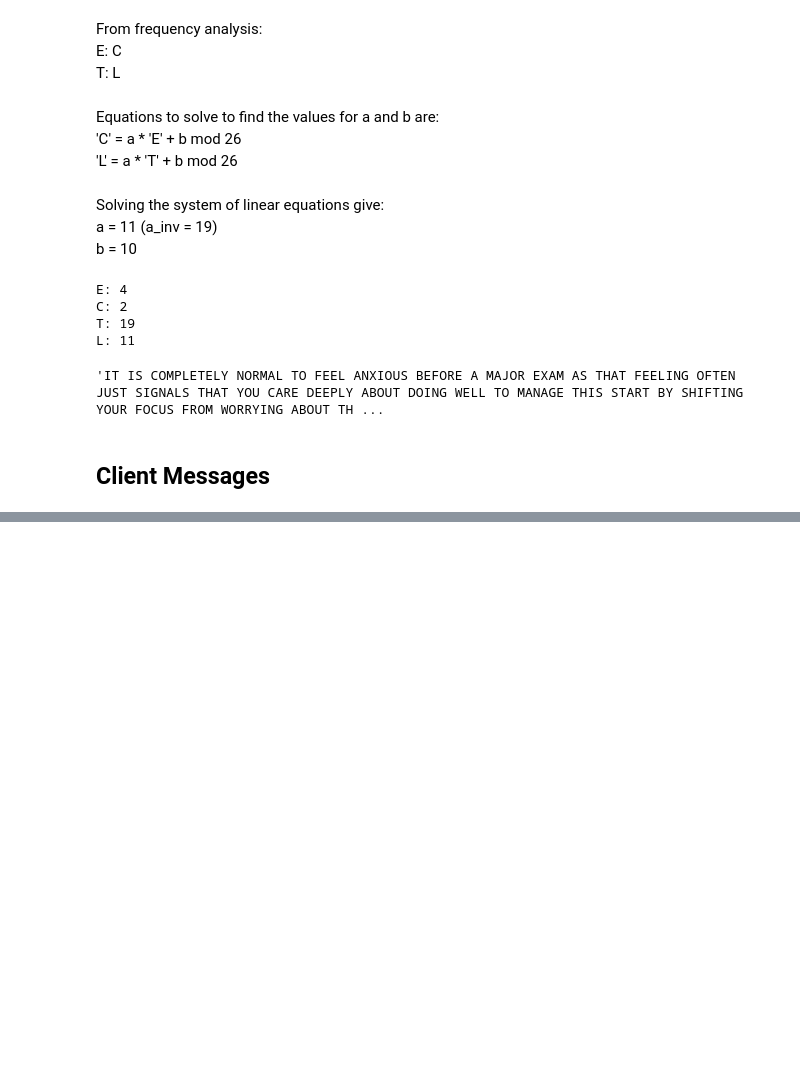
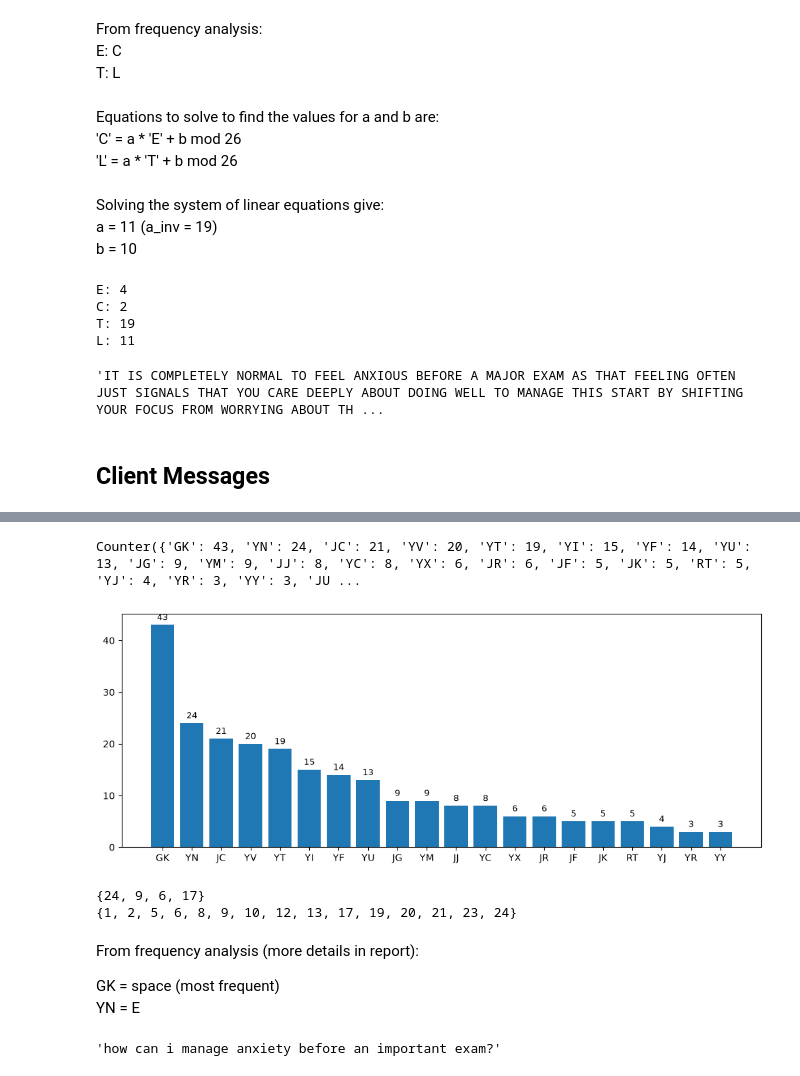
Before and after one commit to aliaankhowaja/unscramble, a Jupyter notebook: scripts/frequency_analysis.ipynb, the cells around one changed output, grey strips where cells are left out. Saved outputs shown, nothing was run; the diff lists cells and outputs as text; code cells hidden in the pictures; blank space fills up the shorter version.

Commit message:
feat: frequency analysis and decryption for client ciphers

```diff
--- a/scripts/frequency_analysis.ipynb
+++ b/scripts/frequency_analysis.ipynb
@@ -66,3 +78,13 @@ decrypt_affine(server_cyphers[0].ciphertext, 19, 10)
 'IT IS COMPLETELY NORMAL TO FEEL ANXIOUS BEFORE A MAJOR EXAM AS THAT FEELING OFTEN JUST SIGNALS THAT YOU CARE DEEPLY ABOUT DOING WELL TO MANAGE THIS START BY SHIFTING YOUR FOCUS FROM WORRYING ABOUT TH ...
 # %% [markdown]
 ## Client Messages
+# %%
+for i in range(5):
+    with open(f'../cyphers/raw{i+1}.txt', 'r', encoding='utf-8') as file:
+        first_line = file.readline().strip()
+        if '\n' in first_line: print('papu')
+
+        print(len(first_line), first_line)
+    msg = client_cyphers[i].message_enc.replace(' ', '')
+    print(len(msg), msg)
+    print()
@@ -68,0 +106,39 @@ decrypt_affine(server_cyphers[0].ciphertext, 19, 10)
+# %%
+combined_client_cypher = ''
+for client_cypher in client_cyphers:
+    combined_client_cypher += client_cypher.message_enc.replace(' ', '')
+
+pair_counts = Counter(
+    ''.join(combined_client_cypher[i:i+2]) for i in range(0, len(combined_client_cypher) - 1, 2)
+)
+
+pairs, freq = zip(*pair_counts.most_common(20))
+
+fig, ax = plt.subplots(figsize=(10, 4))
+
+bars = ax.bar(pairs, freq)
+ax.bar_label(bars, fontsize=9, padding=3)
+
+plt.tight_layout()
+plt.show()
+# %% [output]
+Counter({'GK': 43, 'YN': 24, 'JC': 21, 'YV': 20, 'YT': 19, 'YI': 15, 'YF': 14, 'YU': 13, 'JG': 9, 'YM': 9, 'JJ': 8, 'YC': 8, 'YX': 6, 'JR': 6, 'JF': 5, 'JK': 5, 'RT': 5, 'YJ': 4, 'YR': 3, 'YY': 3, 'JU ...
+[figure, added]
+# %%
+even = [ord(combined_client_cypher[i]) - ord('A') for i in range(0, len(combined_client_cypher), 2)]
+odd = [ord(combined_client_cypher[i]) - ord('A') for i in range(1, len(combined_client_cypher), 2)]
+
+print (set(even))
+print (set(odd))
+# %% [output]
+{24, 9, 6, 17}
+{1, 2, 5, 6, 8, 9, 10, 12, 13, 17, 19, 20, 21, 23, 24}
+# %% [markdown]
+From frequency analysis (more details in report): <br>
+
+GK = space (most frequent)<br>
+YN = E
+# %%
+decrypt_affine_pairs(client_cyphers[0].message_enc.replace(' ', ''), 19, 10)
+# %% [output]
+'how can i manage anxiety before an important exam?'
```
Also changed, not shown: parts of 2 cells of this notebook.
